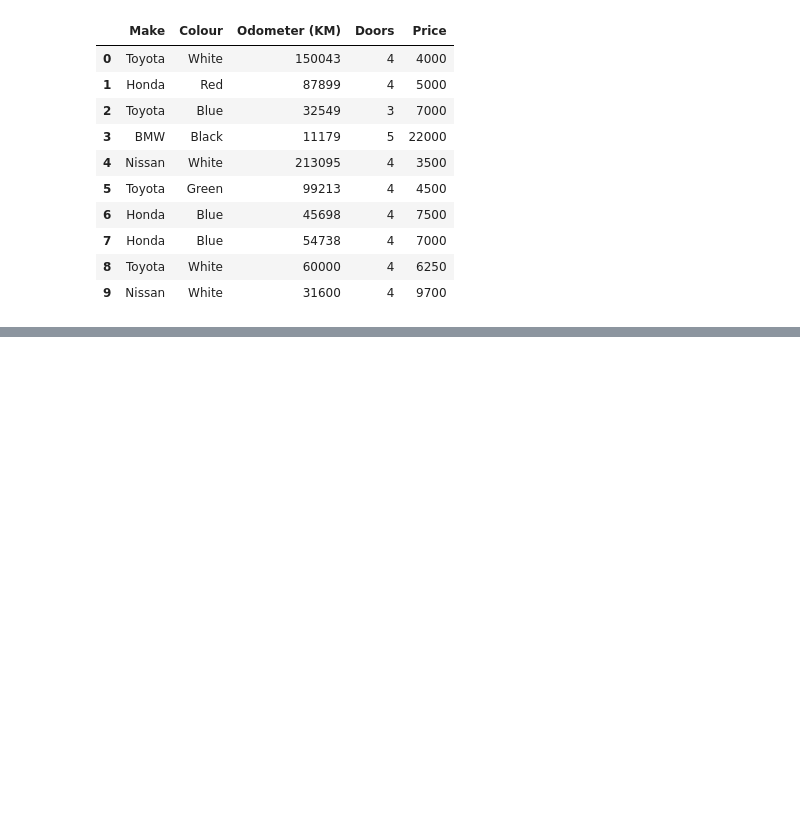
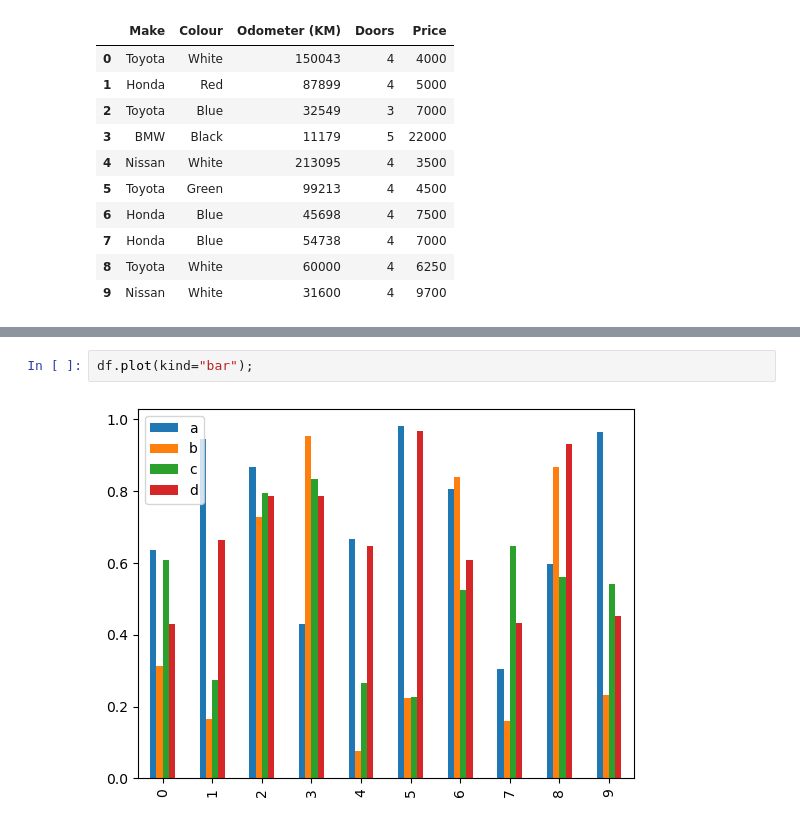
Before and after one commit to ditorisan/ML-course, a Jupyter notebook: sample-project/Matplotlib/introduction-to-matplotlib.ipynb, the cells around one changed output, grey strips where cells are left out. Drawn from its saved outputs; the diff is of its cells as text; blank space fills up the shorter version.

```diff
--- a/sample-project/Matplotlib/introduction-to-matplotlib.ipynb
+++ b/sample-project/Matplotlib/introduction-to-matplotlib.ipynb
@@ -235,0 +301,4 @@ car_sales
+# %%
+df.plot(kind="bar");
+# %% [output]
+[figure, added]
```
Also changed, not shown: parts of 15 cells of this notebook, 1 other file.
